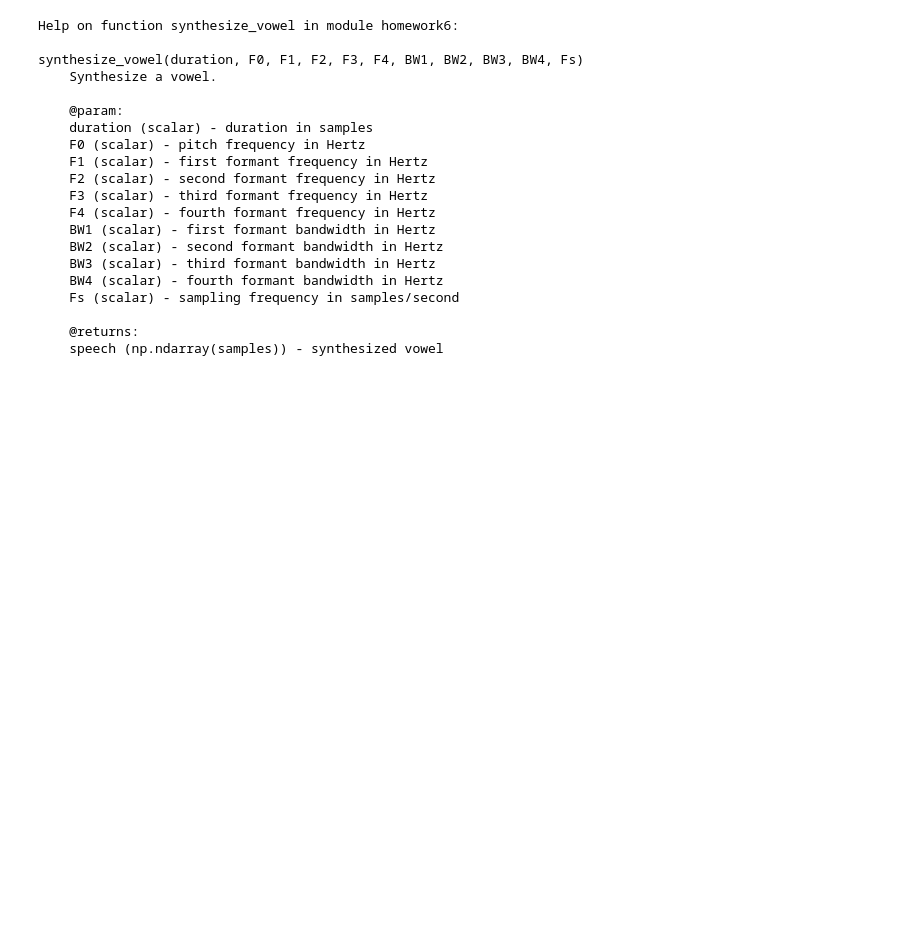
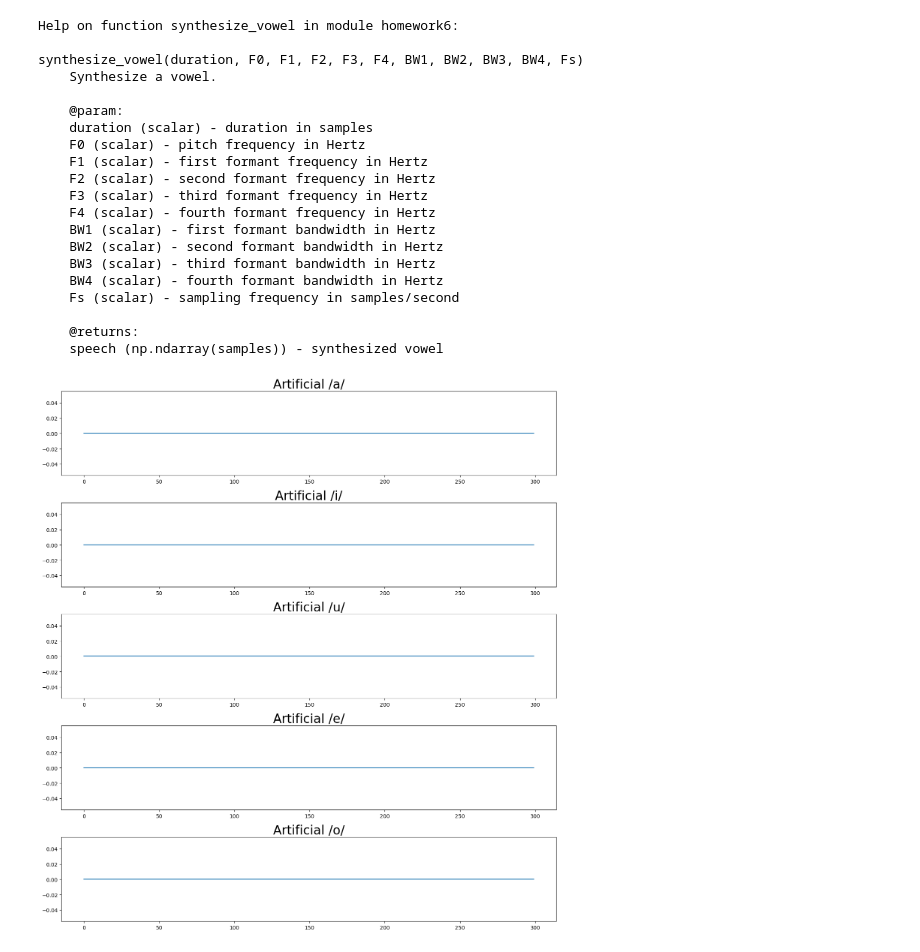
Before and after one commit to jhasegaw/intro_speech_understanding, a Jupyter notebook: 2023_spring/06_06/lec07_notebook.ipynb, the cells around one changed output. Cells and saved outputs as stored; diff of their text form; code cells hidden in the pictures; blank space fills up the shorter version.

```diff
--- a/2023_spring/06_06/lec07_notebook.ipynb
+++ b/2023_spring/06_06/lec07_notebook.ipynb
@@ -360,12 +362,17 @@ synthesize_vowel(duration, F0, F1, F2, F3, F4, BW1, BW2, BW3, BW4, Fs)
     @returns:
     speech (np.ndarray(samples)) - synthesized vowel
 # %%
+importlib.reload(homework6)
+
+fig = plt.figure(figsize=(14,15),layout='tight')
+subfig = fig.subplots(5,1)
+
+speech = np.zeros(0)
+
 for plotnum, phoneme in enumerate('aiueo'):
-    y1 = resonator(excitation, F1[phoneme], 100, Fs)
-    y2 = resonator(y1, F2[phoneme], 200, Fs)
-    y3 = resonator(y2, 2500, 300, Fs)
-    y4 = resonator(y3, 3500, 400, Fs)
+    speech = homework6.synthesize_vowel(8000,F0,F1[phoneme],F2[phoneme],2500,3500,100,200,300,400,Fs)
 
-    subfig[plotnum].plot(y4[:300])
+    subfig[plotnum].plot(speech[:300])
     subfig[plotnum].set_title('Artificial /%s/'%(phoneme),fontsize=24)
-    speech = np.concatenate((speech,y4,np.zeros(8000)))
+# %% [output]
+[figure, added]
```
Also changed, not shown: parts of 3 cells of this notebook, 1 other file.
